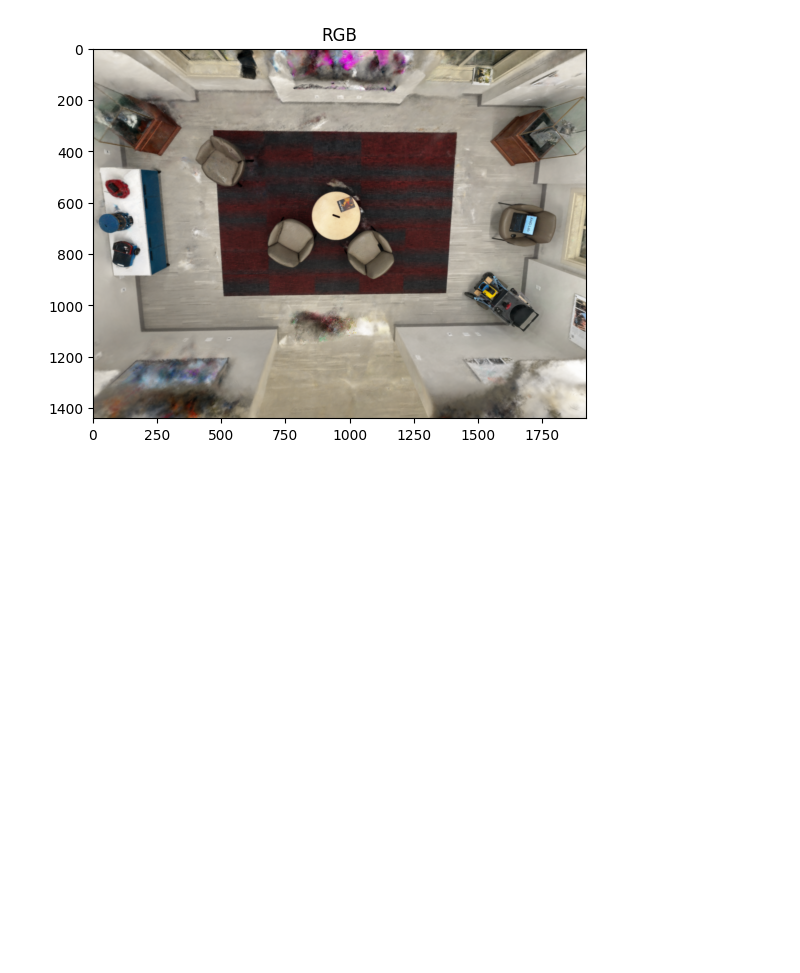
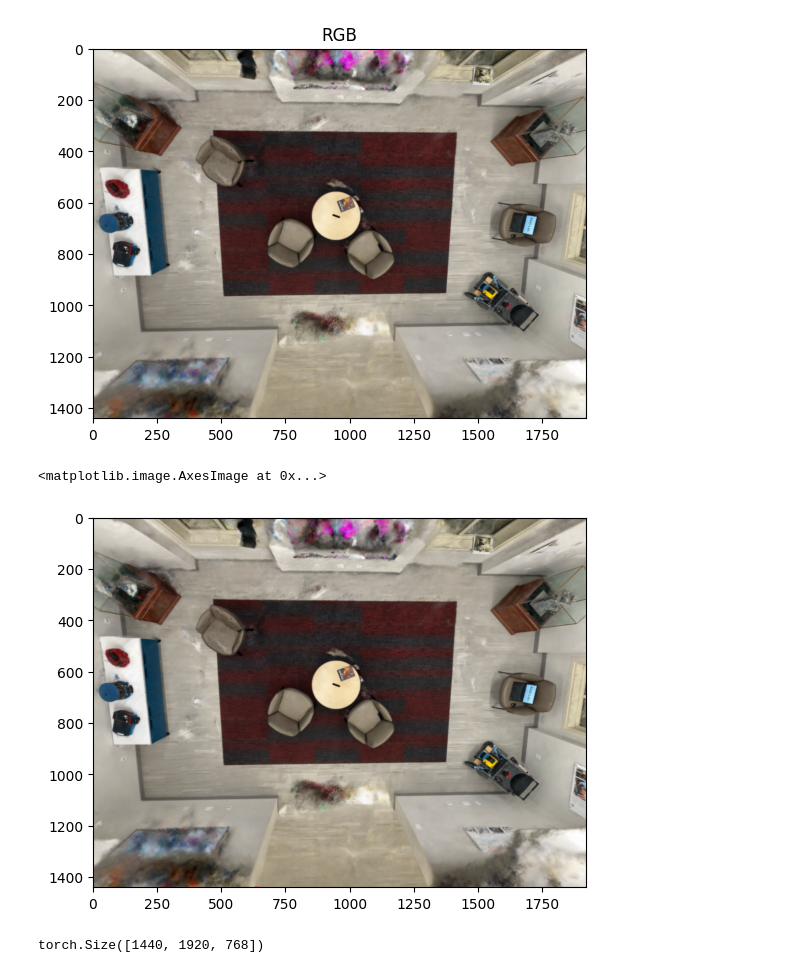
Before and after one commit to sadanand1120/f3rm, a Jupyter notebook: viz.ipynb, the cells around one changed output. Cells and saved outputs as stored; diff of their text form; code cells hidden in the pictures; blank space fills up the shorter version.

```diff
--- a/viz.ipynb
+++ b/viz.ipynb
@@ -15,5 +23,5 @@ import math
 # %%
-# config_path = "outputs/stata_office/f3rm/2025-04-03_050224/config.yml"
+device = torch.device("cuda" if torch.cuda.is_available() else "cpu")
 config_path = "outputs/ahgroom_colmap/f3rm/2025-04-14_190026/config.yml"
-nerfint = NERFinterface(config_path)
+nerfint = NERFinterface(config_path, device=device)
 # %% [output]
@@ -38,15 +31,37 @@ c2w_new = torch.from_numpy(c2w_new_44[:3, :4]).float().cpu()
+# %%
+frame1_c2w_44 = NERFOpt.get_init_frame(device=device)
+c2w_new_44 = NERFOpt.get_cbev2w_44(device=device)
+c2w_new = torch.as_tensor(c2w_new_44[:3, :4]).float().cpu()
+FX, FY, WIDTH, HEIGHT = 1150.0, 1150.0, 1920, 1440
+K_np = nerfint.get_cam_intrinsics_nodist(fx=FX, fy=FY, width=WIDTH, height=HEIGHT)
+K = torch.from_numpy(K_np).to(device, dtype=torch.float32)
 # %%
-outputs = nerfint.get_custom_camera_outputs(
-    fx=1150.0,
-    fy=1150.0,
-    width=1920,
-    height=1440,
+outputs, ray_bundle = nerfint.get_custom_camera_outputs(
+    fx=FX,
+    fy=FY,
+    width=WIDTH,
+    height=HEIGHT,
     c2w=c2w_new,
     fars=10.0,
     nears=1.1,
+    return_rays=True
 )
-plt.imshow((outputs["rgb"].cpu().numpy() * 255).astype(np.uint8))
+img = (outputs["rgb"].cpu().numpy() * 255).astype(np.uint8)
+plt.imshow(img)
 plt.title("RGB")
 plt.show()
 # %% [output]
 [figure]
+# %%
+img_copy = img.copy()
+bevpcs_coords = NERFOpt.c2w_pose_viz(frame1_c2w_44, c2w_new_44, K, WIDTH, HEIGHT, device=device).cpu().numpy()
+cv2.arrowedLine(img_copy, (bevpcs_coords[0][0], bevpcs_coords[0][1]), (bevpcs_coords[1][0], bevpcs_coords[1][1]), (255, 0, 0), 2, tipLength=0.25)
+plt.imshow(img_copy)
+# %% [output]
+<matplotlib.image.AxesImage at 0x...>
+[figure, added]
+# %%
+descriptors = outputs["feature"].cpu()
+descriptors.shape
+# %% [output]
+torch.Size([1440, 1920, 768])
```
Also changed, not shown: parts of 26 cells of this notebook, 4 other files.
